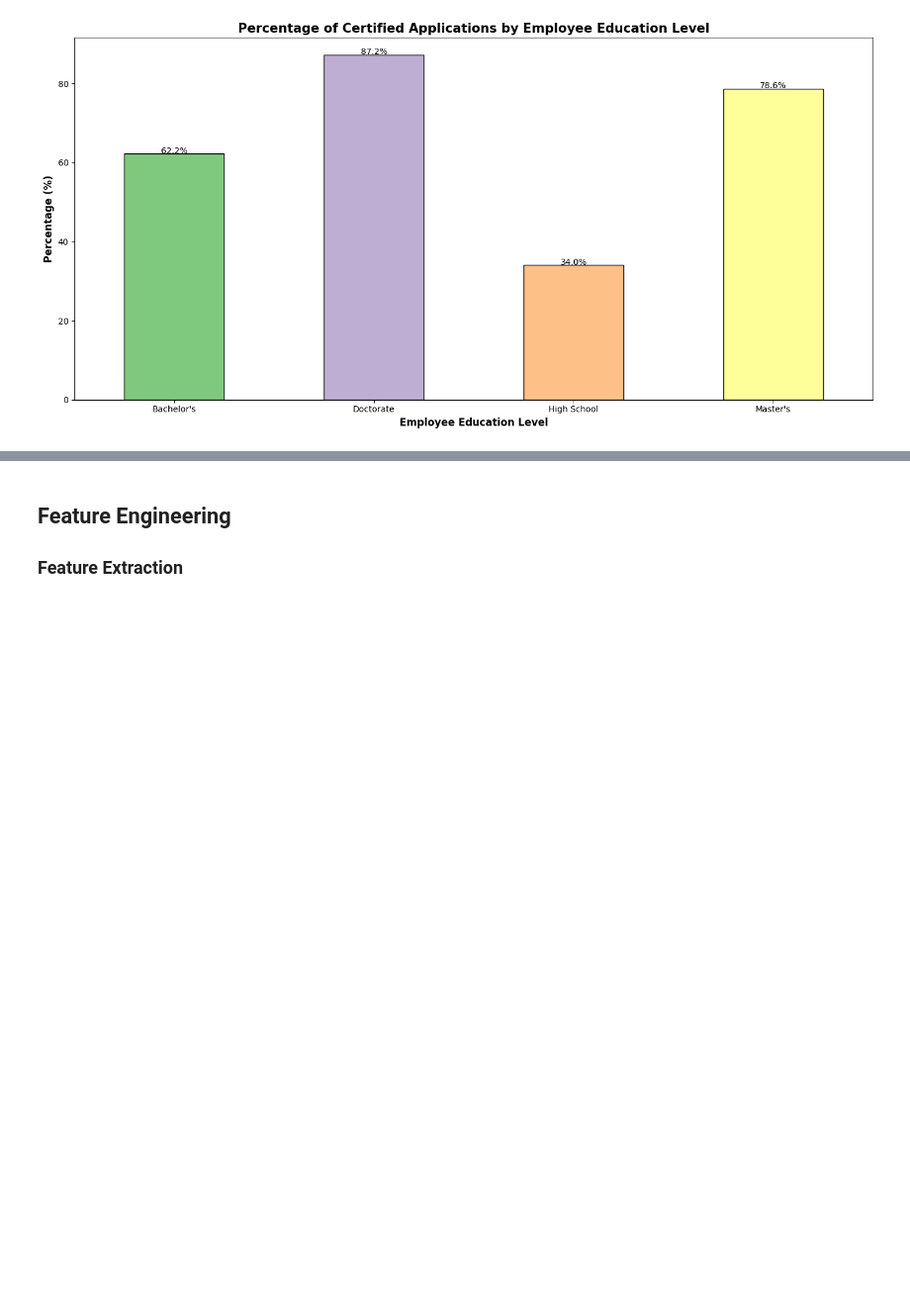
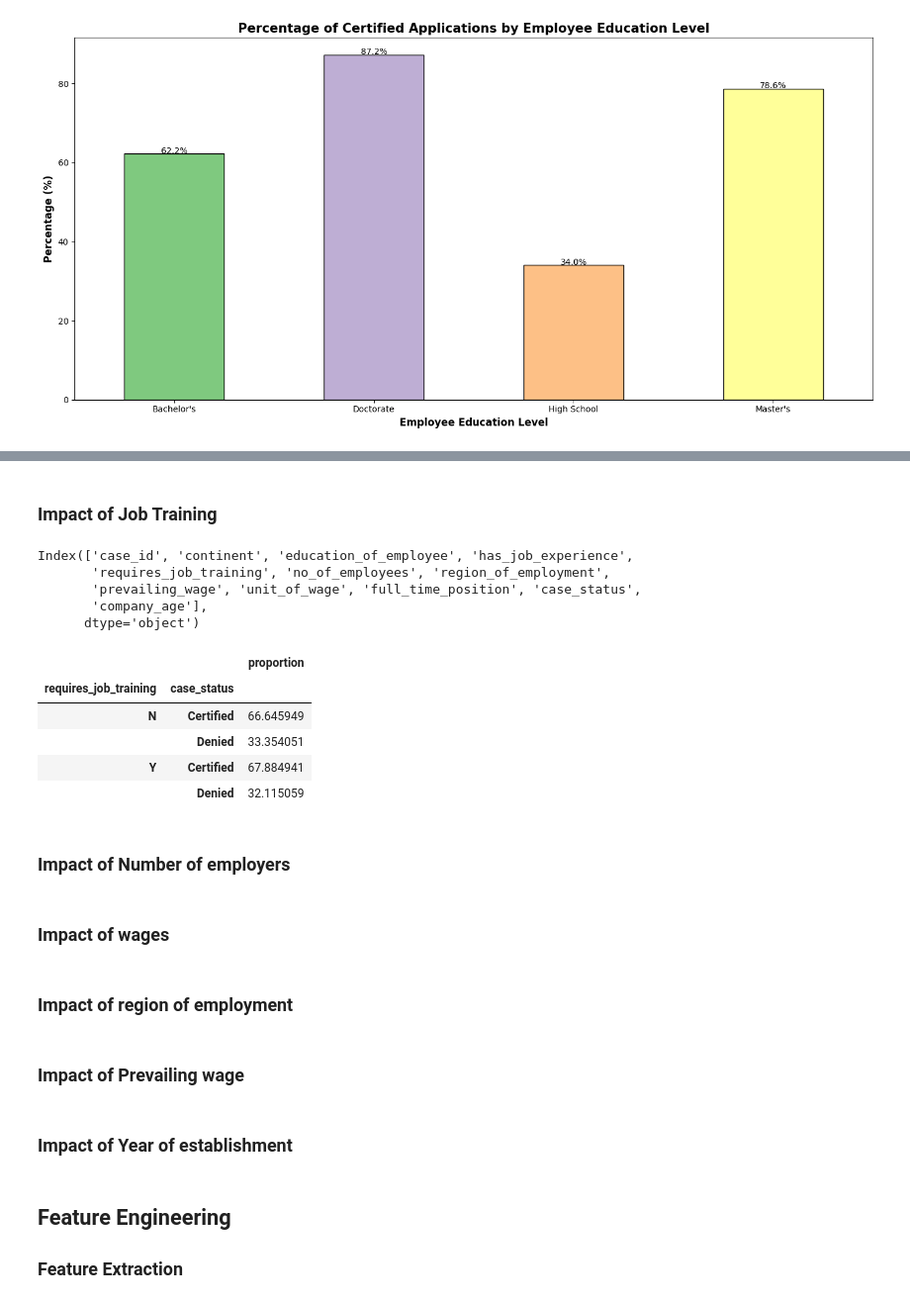
Before and after one commit to MRameezU/MLOPs_Classification_Problem, a Jupyter notebook: notebook/01_Exploratory_Data_Analysis_US_Visa.ipynb, the cells around one changed output, grey strips where cells are left out. Shown at 99% size. Drawn from its saved outputs; the diff is of its cells as text; code cells hidden in the pictures; blank space fills up the shorter version.

```diff
--- a/notebook/01_Exploratory_Data_Analysis_US_Visa.ipynb
+++ b/notebook/01_Exploratory_Data_Analysis_US_Visa.ipynb
@@ -581,3 +681,32 @@ plt.show()
+# %% [markdown]
+### Impact of Job Training
+# %%
+df.columns
+# %% [output]
+Index(['case_id', 'continent', 'education_of_employee', 'has_job_experience',
+       'requires_job_training', 'no_of_employees', 'region_of_employment',
+       'prevailing_wage', 'unit_of_wage', 'full_time_position', 'case_status',
+       'company_age'],
+      dtype='object')
+# %%
+df.groupby('requires_job_training')['case_status'].value_counts(normalize=True).to_frame()*100
+# %% [output]
+|  |  | proportion |
+| requires_job_training | case_status |  |
+| N | Certified | 66.645949 |
+|  | Denied | 33.354051 |
+| Y | Certified | 67.884941 |
+|  | Denied | 32.115059 |
+# %% [markdown]
+### Impact of Number of employers
+# %% [markdown]
+### Impact of wages
+# %% [markdown]
+### Impact of region of employment
+# %% [markdown]
+### Impact of Prevailing wage
+# %% [markdown]
+### Impact of Year of establishment
 # %% [markdown]
 ## Feature Engineering
 ### Feature Extraction
```
Also changed, not shown: parts of 7 cells of this notebook.
